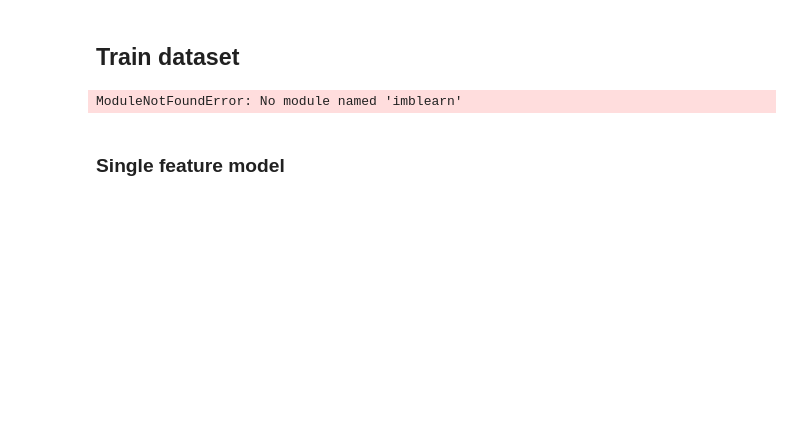
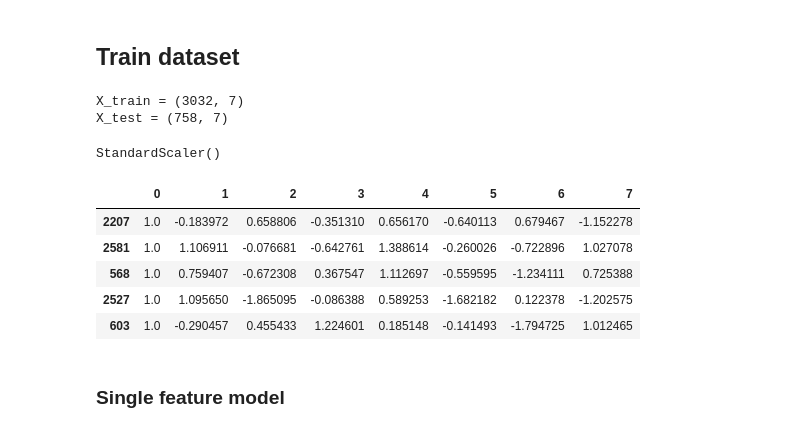
Before and after one commit to david-inf/SGD-and-LS, a Jupyter notebook: py/datasets/apple_quality/appleRegr.ipynb, the cells around one changed output. Drawn from its saved outputs; the diff is of its cells as text; code cells hidden in the pictures; blank space fills up the shorter version.

```diff
--- a/py/datasets/apple_quality/appleRegr.ipynb
+++ b/py/datasets/apple_quality/appleRegr.ipynb
@@ -157,20 +151,45 @@ df.sample(5)
 # %%
 # Train Test Split
 from sklearn.model_selection import train_test_split
-from imblearn.over_sampling import SMOTE
-from sklearn.preprocessing import MinMaxScaler
+#from imblearn.over_sampling import SMOTE
+#from sklearn.preprocessing import MinMaxScaler
+from sklearn.preprocessing import StandardScaler
 X = df.drop("Quality", axis=1)
 y = df["Quality"]
 
-scaler = MinMaxScaler(feature_range=(0, 1))
-X_scaled = pd.DataFrame(scaler.fit_transform(X), columns=X.columns)
-smote = SMOTE(random_state=42)
-X_resampled, y_resampled = smote.fit_resample(X_scaled, y)
+#scaler = MinMaxScaler(feature_range=(0, 1))
+#X_scaled = pd.DataFrame(scaler.fit_transform(X), columns=X.columns)
+#smote = SMOTE(random_state=42)
+#X_resampled, y_resampled = smote.fit_resample(X_scaled, y)
 
-X_train, X_test, y_train, y_test = train_test_split(X_resampled, y_resampled, test_size=0.2, random_state=42)
+X_train, X_test, y_train, y_test = train_test_split(X, y, test_size=0.2, random_state=42)
 print(f"""
 X_train = {X_train.shape}
 X_test = {X_test.shape}""")
 # %% [output]
-ModuleNotFoundError: No module named 'imblearn'
+X_train = (3032, 7)
+X_test = (758, 7)
+# %%
+scaler = StandardScaler()
+scaler.fit(X_train)
+# %% [output]
+StandardScaler()
+# %%
+X_train_scaled = scaler.transform(X_train)
+X_test_scaled = scaler.transform(X_test)
+# %%
+X_train_const = np.hstack((np.ones((X_train_scaled.shape[0],1)), X_train_scaled))
+X_test_const = np.hstack((np.ones((X_test_scaled.shape[0],1)), X_test_scaled))
+# %%
+X_train_apple = pd.DataFrame(X_train_const)
+X_test_apple = pd.DataFrame(X_test_const)
+# %%
+X_train_apple.sample(5)
+# %% [output]
+|  | 0 | 1 | 2 | 3 | 4 | 5 | 6 | 7 |
+| 2207 | 1.0 | -0.183972 | 0.658806 | -0.351310 | 0.656170 | -0.640113 | 0.679467 | -1.152278 |
+| 2581 | 1.0 | 1.106911 | -0.076681 | -0.642761 | 1.388614 | -0.260026 | -0.722896 | 1.027078 |
+| 568 | 1.0 | 0.759407 | -0.672308 | 0.367547 | 1.112697 | -0.559595 | -1.234111 | 0.725388 |
+| 2527 | 1.0 | 1.095650 | -1.865095 | -0.086388 | 0.589253 | -1.682182 | 0.122378 | -1.202575 |
+| 603 | 1.0 | -0.290457 | 0.455433 | 1.224601 | 0.185148 | -0.141493 | -1.794725 | 1.012465 |
 # %%
```
Also changed, not shown: parts of 6 cells of this notebook, 17 other files.
